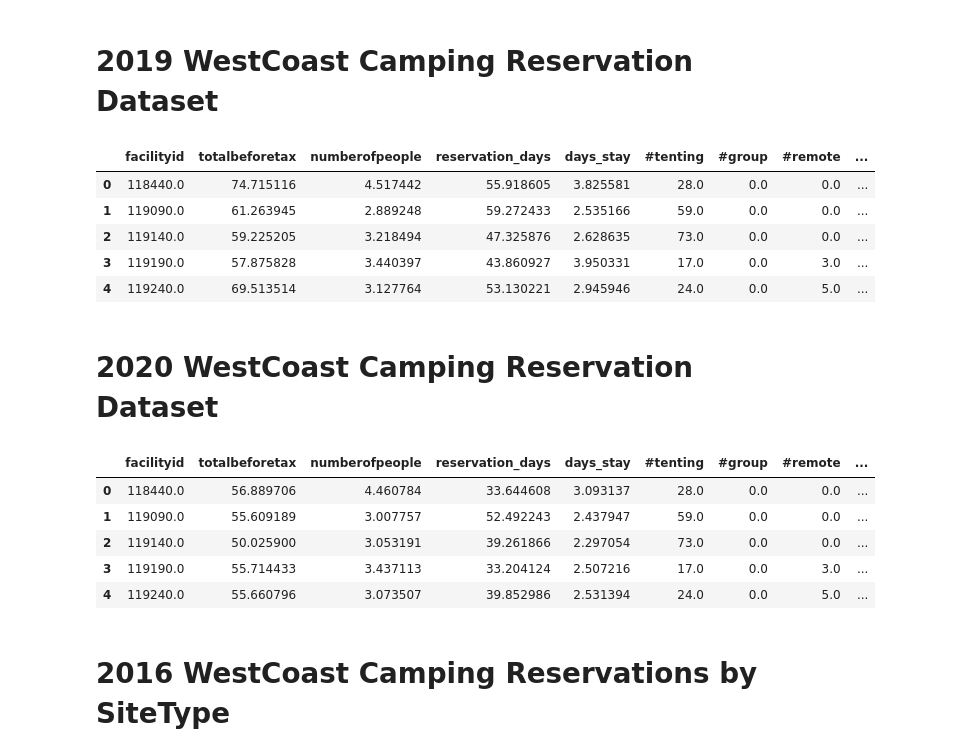
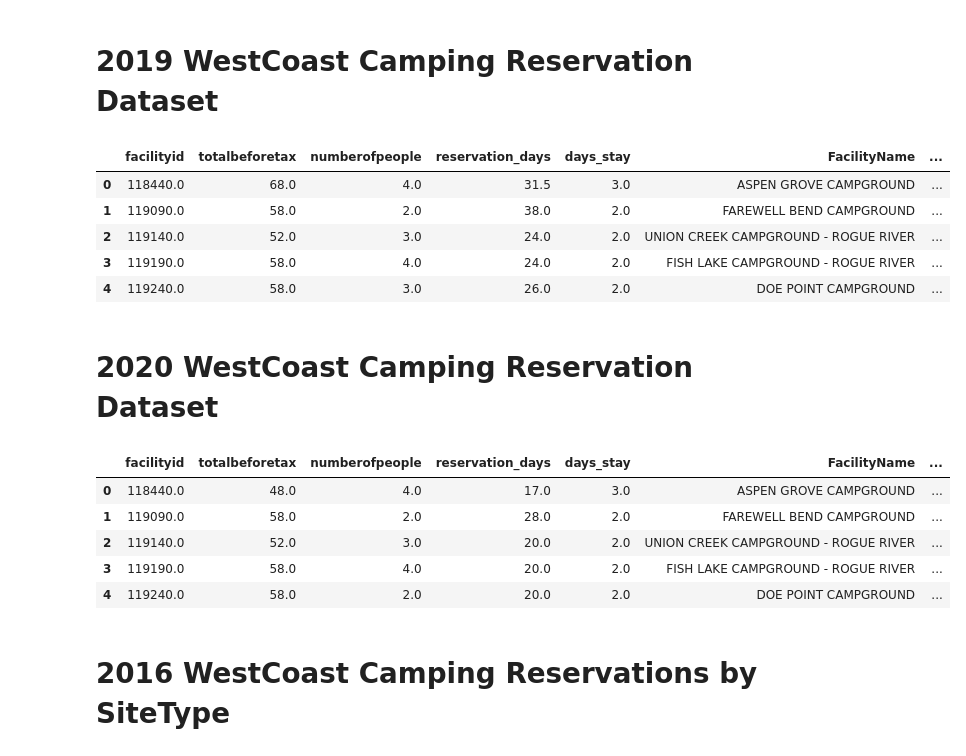
Before and after one commit to newbeadwork/Campground_Analysis_with_Machine_Learning, a Jupyter notebook: Camping_Site_Types_Grouping.ipynb, the cells around one changed output. Saved outputs shown, nothing was run; the diff lists cells and outputs as text; code cells hidden in the pictures.

```diff
--- a/Camping_Site_Types_Grouping.ipynb
+++ b/Camping_Site_Types_Grouping.ipynb
@@ -24,3 +24,8 @@ data.head()
 | 9 | 119140 | 131 | 1108.0 | UNION CREEK CAMPGROUND - ROGUE RIVER | -122.450000 | 42.910278 | ... |
 | 10 | 119190 | 131 | 1108.0 | FISH LAKE CAMPGROUND - ROGUE RIVER | -122.318228 | 42.394214 | ... |
 | 11 | 119240 | 131 | 1108.0 | DOE POINT CAMPGROUND | -122.323022 | 42.392739 | ... |
+# %%
+# Campground Location
+
+Camp_Location = data[["facilityid", "FacilityName", "FacilityLongitude", "FacilityLatitude"]]
+Camp_Location.head()
@@ -315,21 +332,21 @@ data2018_demand.head()
 # %%
 # 2019 WestCoast Camping Reservation Dataset
 
 data2019_clean = westcoastreservations.loc[(westcoastreservations["startdate"] >= "2019-05-01")
                                     & (westcoastreservations["enddate"] <= "2019-09-30")]
 
 data2019_demand = data2019_clean.groupby("facilityid")[["totalbeforetax","numberofpeople",
-                                                        "reservation_days","days_stay"]].mean().sort_values("facilityid").reset_index()
+                                                        "reservation_days","days_stay"]].median().sort_values("facilityid").reset_index()
 
-data2019_demand = data2019_demand.merge(Number_campsites_type, on="facilityid", how="inner")
+data2019_demand = data2019_demand.merge(Camp_Location, on="facilityid", how="inner")
 data2019_demand.head()
 # %% [output]
-|  | facilityid | totalbeforetax | numberofpeople | reservation_days | days_stay | #tenting | #group | #remote | ... |
-| 0 | 118440.0 | 74.715116 | 4.517442 | 55.918605 | 3.825581 | 28.0 | 0.0 | 0.0 | ... |
-| 1 | 119090.0 | 61.263945 | 2.889248 | 59.272433 | 2.535166 | 59.0 | 0.0 | 0.0 | ... |
-| 2 | 119140.0 | 59.225205 | 3.218494 | 47.325876 | 2.628635 | 73.0 | 0.0 | 0.0 | ... |
-| 3 | 119190.0 | 57.875828 | 3.440397 | 43.860927 | 3.950331 | 17.0 | 0.0 | 3.0 | ... |
-| 4 | 119240.0 | 69.513514 | 3.127764 | 53.130221 | 2.945946 | 24.0 | 0.0 | 5.0 | ... |
+|  | facilityid | totalbeforetax | numberofpeople | reservation_days | days_stay | FacilityName | ... |
+| 0 | 118440.0 | 68.0 | 4.0 | 31.5 | 3.0 | ASPEN GROVE CAMPGROUND | ... |
+| 1 | 119090.0 | 58.0 | 2.0 | 38.0 | 2.0 | FAREWELL BEND CAMPGROUND | ... |
+| 2 | 119140.0 | 52.0 | 3.0 | 24.0 | 2.0 | UNION CREEK CAMPGROUND - ROGUE RIVER | ... |
+| 3 | 119190.0 | 58.0 | 4.0 | 24.0 | 2.0 | FISH LAKE CAMPGROUND - ROGUE RIVER | ... |
+| 4 | 119240.0 | 58.0 | 3.0 | 26.0 | 2.0 | DOE POINT CAMPGROUND | ... |
 # %% [markdown]
 # 2020 WestCoast Camping Reservation Dataset
 # %%
@@ -339,18 +356,18 @@ data2020_clean = westcoastreservations.loc[(westcoastreservations["startdate"] >
                                     & (westcoastreservations["enddate"] <= "2020-09-30")]
 
 data2020_demand = data2020_clean.groupby("facilityid")[["totalbeforetax","numberofpeople",
-                                                        "reservation_days","days_stay"]].mean().sort_values("facilityid").reset_index()
+                                                        "reservation_days","days_stay"]].median().sort_values("facilityid").reset_index()
 
 
-data2020_demand = data2020_demand.merge(Number_campsites_type, on="facilityid", how="inner")
+data2020_demand = data2020_demand.merge(Camp_Location, on="facilityid", how="inner")
 data2020_demand.head()
 # %% [output]
-|  | facilityid | totalbeforetax | numberofpeople | reservation_days | days_stay | #tenting | #group | #remote | ... |
-| 0 | 118440.0 | 56.889706 | 4.460784 | 33.644608 | 3.093137 | 28.0 | 0.0 | 0.0 | ... |
-| 1 | 119090.0 | 55.609189 | 3.007757 | 52.492243 | 2.437947 | 59.0 | 0.0 | 0.0 | ... |
-| 2 | 119140.0 | 50.025900 | 3.053191 | 39.261866 | 2.297054 | 73.0 | 0.0 | 0.0 | ... |
-| 3 | 119190.0 | 55.714433 | 3.437113 | 33.204124 | 2.507216 | 17.0 | 0.0 | 3.0 | ... |
-| 4 | 119240.0 | 55.660796 | 3.073507 | 39.852986 | 2.531394 | 24.0 | 0.0 | 5.0 | ... |
+|  | facilityid | totalbeforetax | numberofpeople | reservation_days | days_stay | FacilityName | ... |
+| 0 | 118440.0 | 48.0 | 4.0 | 17.0 | 3.0 | ASPEN GROVE CAMPGROUND | ... |
+| 1 | 119090.0 | 58.0 | 2.0 | 28.0 | 2.0 | FAREWELL BEND CAMPGROUND | ... |
+| 2 | 119140.0 | 52.0 | 3.0 | 20.0 | 2.0 | UNION CREEK CAMPGROUND - ROGUE RIVER | ... |
+| 3 | 119190.0 | 58.0 | 4.0 | 20.0 | 2.0 | FISH LAKE CAMPGROUND - ROGUE RIVER | ... |
+| 4 | 119240.0 | 58.0 | 2.0 | 20.0 | 2.0 | DOE POINT CAMPGROUND | ... |
 # %% [markdown]
 # 2016 WestCoast Camping Reservations by SiteType
 # %%
```
Also changed, not shown: parts of 24 cells of this notebook, 3 other files.
